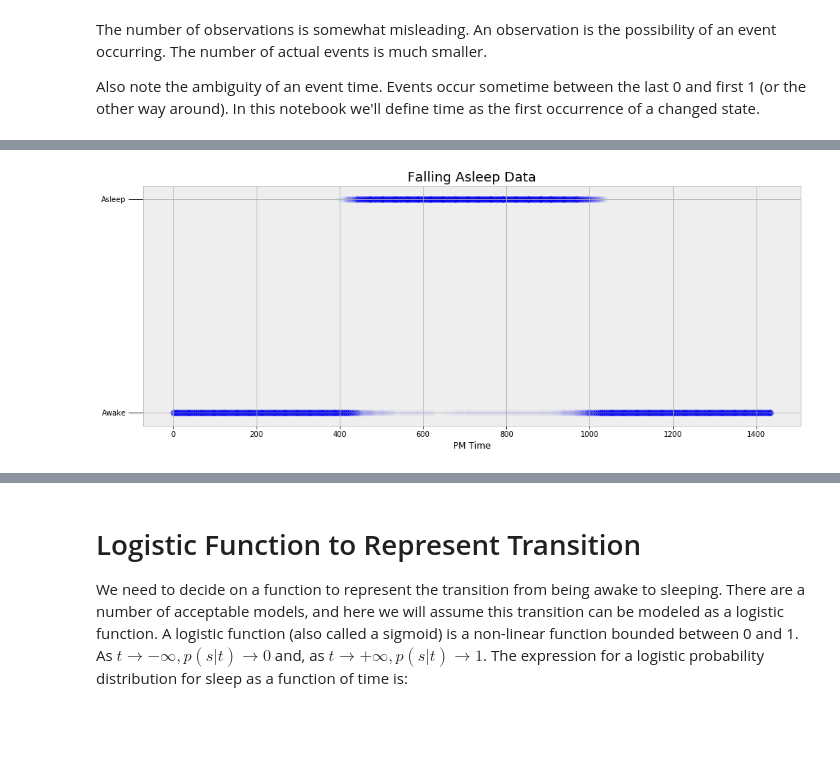
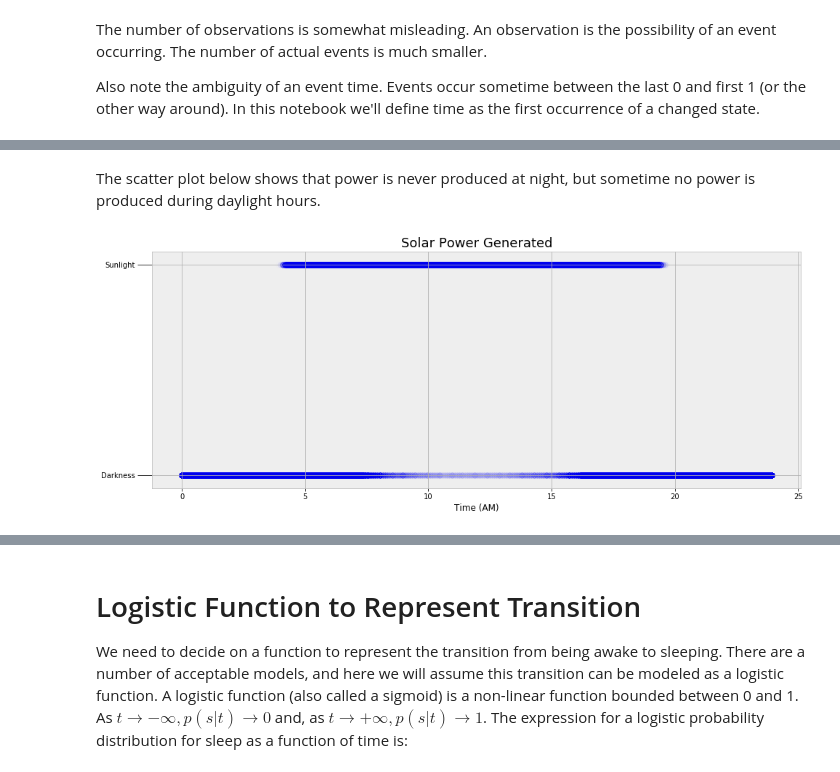
Before and after one commit to Turanga1/ai-projects, a Jupyter notebook: markov_chain_monte_carlo/markov_chain_monte_carlo.ipynb, the cells around one changed output, grey strips where cells are left out. Saved outputs shown, nothing was run; the diff lists cells and outputs as text; code cells hidden in the pictures; blank space fills up the shorter version.

```diff
--- a/markov_chain_monte_carlo/markov_chain_monte_carlo.ipynb
+++ b/markov_chain_monte_carlo/markov_chain_monte_carlo.ipynb
@@ -93,0 +106,9 @@ sleep_data.head()
+# %%
+solar['power'][:'2015-03-31'].plot()
+plt.title('Snow Covered Panels')
+plt.ylabel('Power (W)')
+plt.show();
+solar = solar[solar.index > '2015-03-11 00:00:00'] # df.drop bug #14405
+solar['power'][:'2015-03-31'].plot()
+plt.ylabel('Power (J/s)')
+plt.show();
@@ -123,10 +174,12 @@ Observation period: 62 days 02:59:00
+# %% [markdown]
+The scatter plot below shows that power is never produced at night, but sometime no power is produced during daylight hours.
 # %%
 figsize(16, 6)
 
-# Sleep data
-plt.scatter(solar['time'], solar['light'],
-            s= 60, alpha=0.01, facecolor = 'b', edgecolors='b')
-plt.yticks([0, 1], ['Awake', 'Asleep']); plt.xlabel('PM Time');
-plt.title('Falling Asleep Data', size = 18);
+# Solar data
+plt.scatter(solar['minutes']/60, solar['light'], s= 60, alpha=0.01, facecolor = 'b', edgecolors='b')
+plt.yticks([0, 1], ['Darkness', 'Sunlight'])
+plt.xlabel('Time (AM)')
+plt.title('Solar Power Generated', size = 18);
 # %% [output]
-[figure, old version]
+[figure, new version]
```
Also changed, not shown: parts of 62 cells of this notebook.
